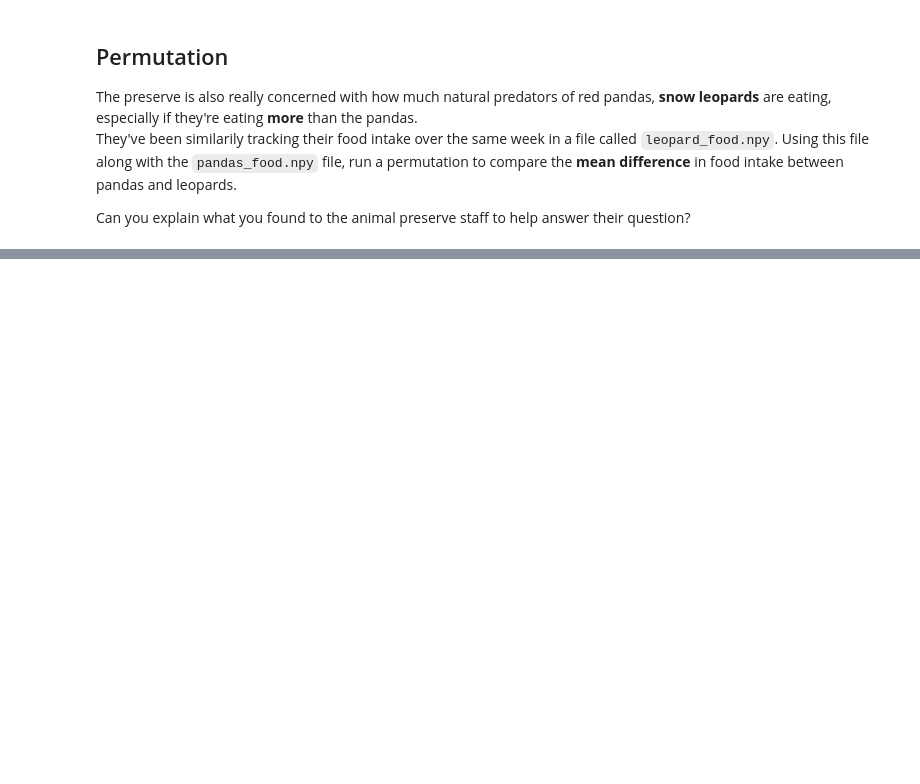
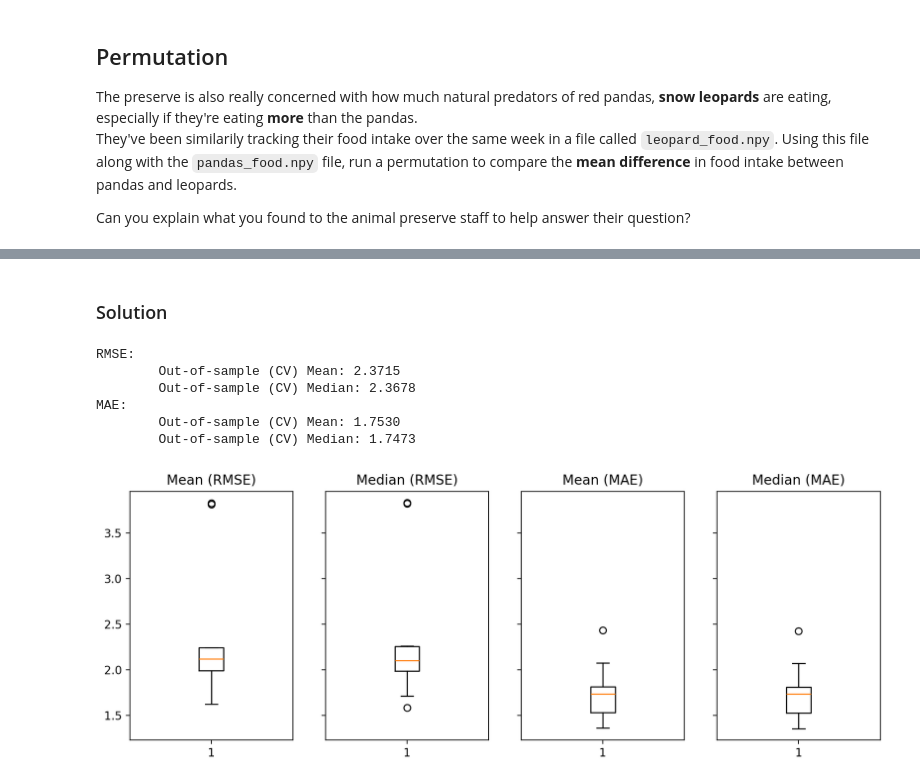
Before and after one commit to psyc201b/PSYC-201B, a Jupyter notebook: lectures/wk2/05_simulation.ipynb, the cells around one changed output, grey strips where cells are left out. Drawn from its saved outputs; the diff is of its cells as text; code cells hidden in the pictures; blank space fills up the shorter version.

```diff
--- a/lectures/wk2/05_simulation.ipynb
+++ b/lectures/wk2/05_simulation.ipynb
@@ -688,2 +687,4 @@ Feel free to use any type of data-splitting scheme you like (e.g. k-fold, random
 # %%
 # Your code here
+# %% [markdown]
+### Solution
@@ -689,0 +707,54 @@ Feel free to use any type of data-splitting scheme you like (e.g. k-fold, random
+# %%
+for train_index, test_index in kf.split(data):
+    train_data = data[train_index]
+    test_data = data[test_index]
+
+    # Estimate mean and median from training data
+    train_mean = np.mean(train_data)
+    train_median = np.median(train_data)
+
+
+    # Calculate RMSE
+    rmse_mean.append(np.sqrt(np.mean((test_data - train_mean) ** 2)))
+    rmse_median.append(np.sqrt(np.mean((test_data - train_median) ** 2)))
+
+    # Calculate MAE
+    mae_mean.append(np.mean(np.abs(test_data - train_mean)))
+    mae_median.append(np.mean(np.abs(test_data - train_median)))
+# %%
+# print(f"Within-sample RMSE: {avg_within_rmse:.4f}")
+print("RMSE:")
+print(f"\tOut-of-sample (CV) Mean: {np.mean(rmse_mean):.4f}")
+print(f"\tOut-of-sample (CV) Median: {np.mean(rmse_median):.4f}")
+
+print("MAE:")
+print(f"\tOut-of-sample (CV) Mean: {np.mean(mae_mean):.4f}")
+print(f"\tOut-of-sample (CV) Median: {np.mean(mae_median):.4f}")
+# %% [output]
+RMSE:
+        Out-of-sample (CV) Mean: 2.3715
+        Out-of-sample (CV) Median: 2.3678
+MAE:
+        Out-of-sample (CV) Mean: 1.7530
+        Out-of-sample (CV) Median: 1.7473
+# %%
+f, axs = plt.subplots(1,4, figsize=(12,4), sharey=True);
+
+metrics = {
+    "Mean (RMSE)": rmse_mean,
+    "Median (RMSE)": rmse_median,
+    "Mean (MAE)": mae_mean,
+    "Median (MAE)": mae_median,
+
+}
+
+keys = list(metrics.keys())
+values = list(metrics.values())
+
+metrics = [rmse_mean, rmse_median, mae_mean, mae_median]
+
+for i, ax in enumerate(axs.flat):
+    _ = ax.boxplot(values[i]);
+    _ = ax.set_title(f"{keys[i]}");
+# %% [output]
+[figure, added]
```
Also changed, not shown: parts of 25 cells of this notebook.
